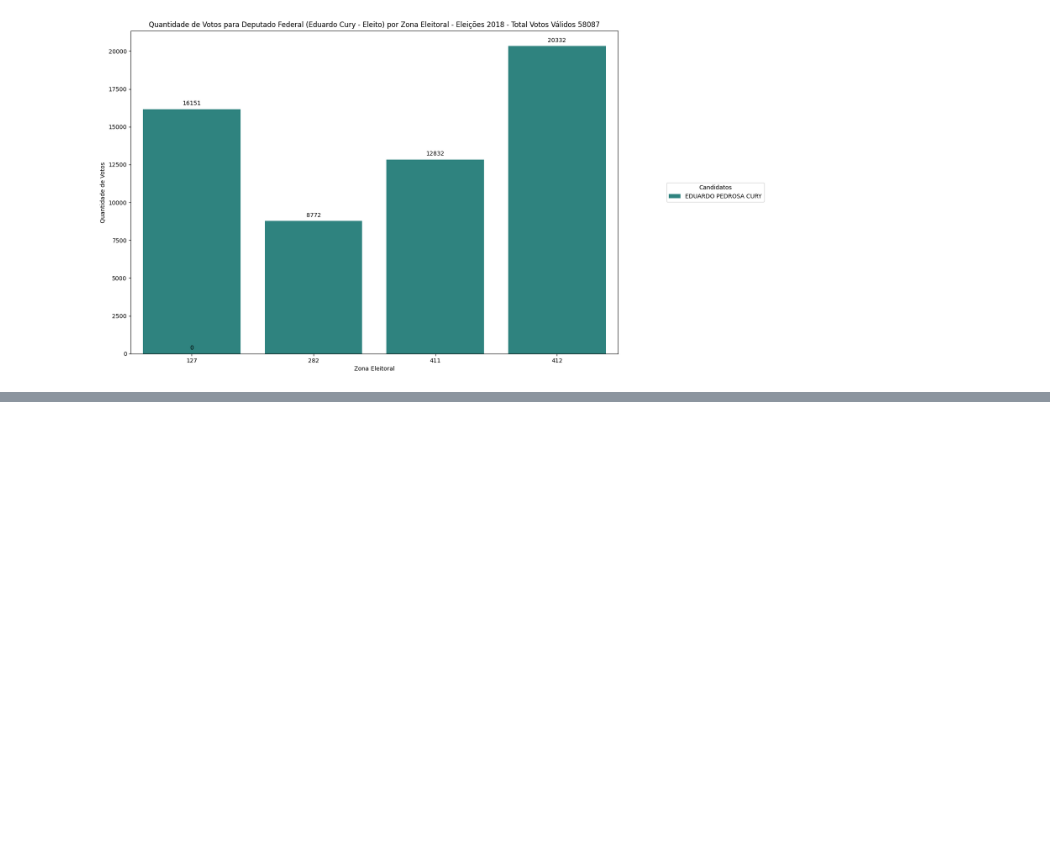
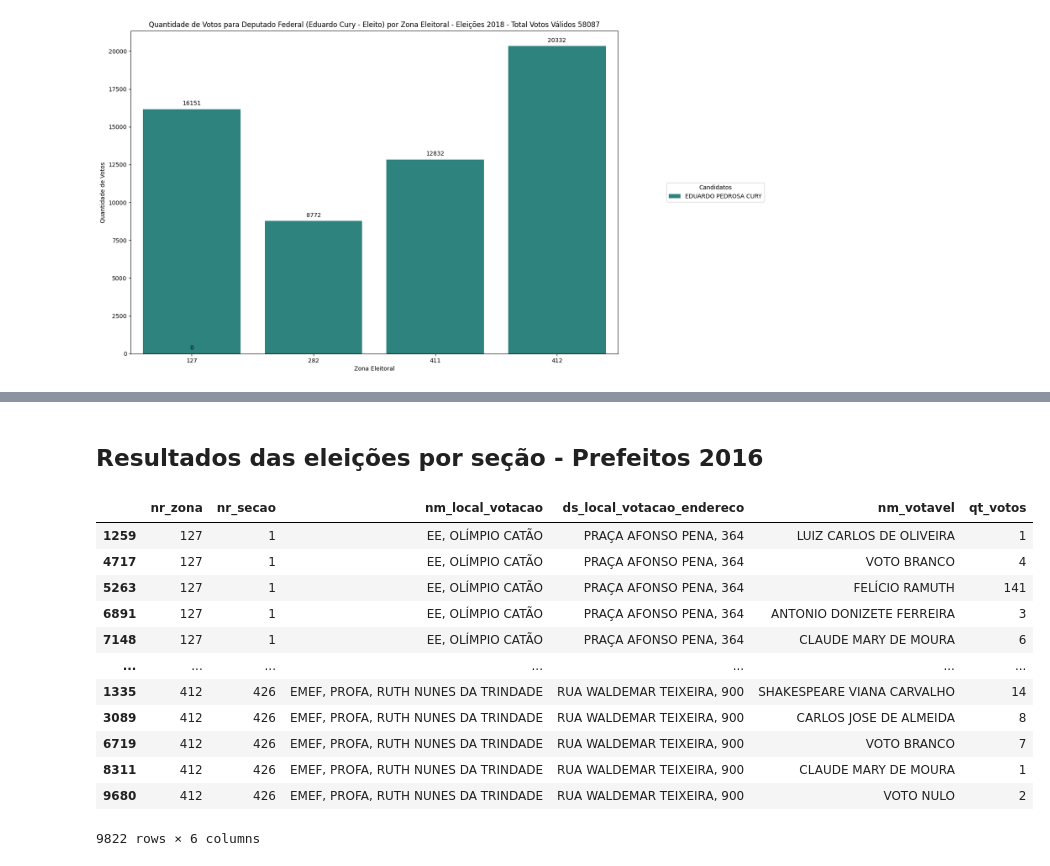
Before and after one commit to diogobranquinho/analytics, a Jupyter notebook: notebooks/mayoranalytics.ipynb, the cells around one changed output, grey strips where cells are left out. Cells and saved outputs as stored; diff of their text form; code cells hidden in the pictures; blank space fills up the shorter version.

```diff
--- a/notebooks/mayoranalytics.ipynb
+++ b/notebooks/mayoranalytics.ipynb
@@ -457,0 +526,22 @@ plt.show()
+# %% [markdown]
+## Resultados das eleições por seção - Prefeitos 2016
+# %%
+secao2016 = pd.read_csv('../data/votacao_secao-municipio_2016_sudeste_sp_sao_jose_dos_campos.csv', low_memory=False, delimiter=';',encoding='latin-1')
+
+secoes2016prefeito = secao2016[['nr_zona','nr_secao', 'nm_local_votacao', 'ds_local_votacao_endereco', 'nm_votavel', 'qt_votos']]
+secoes2016prefeito = secoes2016prefeito.sort_values(by=['nr_zona', 'nr_secao'])
+secoes2016prefeito
+# %% [output]
+|  | nr_zona | nr_secao | nm_local_votacao | ds_local_votacao_endereco | nm_votavel | qt_votos |
+| 1259 | 127 | 1 | EE, OLÍMPIO CATÃO | PRAÇA AFONSO PENA, 364 | LUIZ CARLOS DE OLIVEIRA | 1 |
+| 4717 | 127 | 1 | EE, OLÍMPIO CATÃO | PRAÇA AFONSO PENA, 364 | VOTO BRANCO | 4 |
+| 5263 | 127 | 1 | EE, OLÍMPIO CATÃO | PRAÇA AFONSO PENA, 364 | FELÍCIO RAMUTH | 141 |
+| 6891 | 127 | 1 | EE, OLÍMPIO CATÃO | PRAÇA AFONSO PENA, 364 | ANTONIO DONIZETE FERREIRA | 3 |
+| 7148 | 127 | 1 | EE, OLÍMPIO CATÃO | PRAÇA AFONSO PENA, 364 | CLAUDE MARY DE MOURA | 6 |
+| ... | ... | ... | ... | ... | ... | ... |
+| 1335 | 412 | 426 | EMEF, PROFA, RUTH NUNES DA TRINDADE | RUA WALDEMAR TEIXEIRA, 900 | SHAKESPEARE VIANA CARVALHO | 14 |
+| 3089 | 412 | 426 | EMEF, PROFA, RUTH NUNES DA TRINDADE | RUA WALDEMAR TEIXEIRA, 900 | CARLOS JOSE DE ALMEIDA | 8 |
+| 6719 | 412 | 426 | EMEF, PROFA, RUTH NUNES DA TRINDADE | RUA WALDEMAR TEIXEIRA, 900 | VOTO BRANCO | 7 |
+| 8311 | 412 | 426 | EMEF, PROFA, RUTH NUNES DA TRINDADE | RUA WALDEMAR TEIXEIRA, 900 | CLAUDE MARY DE MOURA | 1 |
+| 9680 | 412 | 426 | EMEF, PROFA, RUTH NUNES DA TRINDADE | RUA WALDEMAR TEIXEIRA, 900 | VOTO NULO | 2 |
+9822 rows × 6 columns
```
Also changed, not shown: parts of 11 cells of this notebook, 12 other files.
